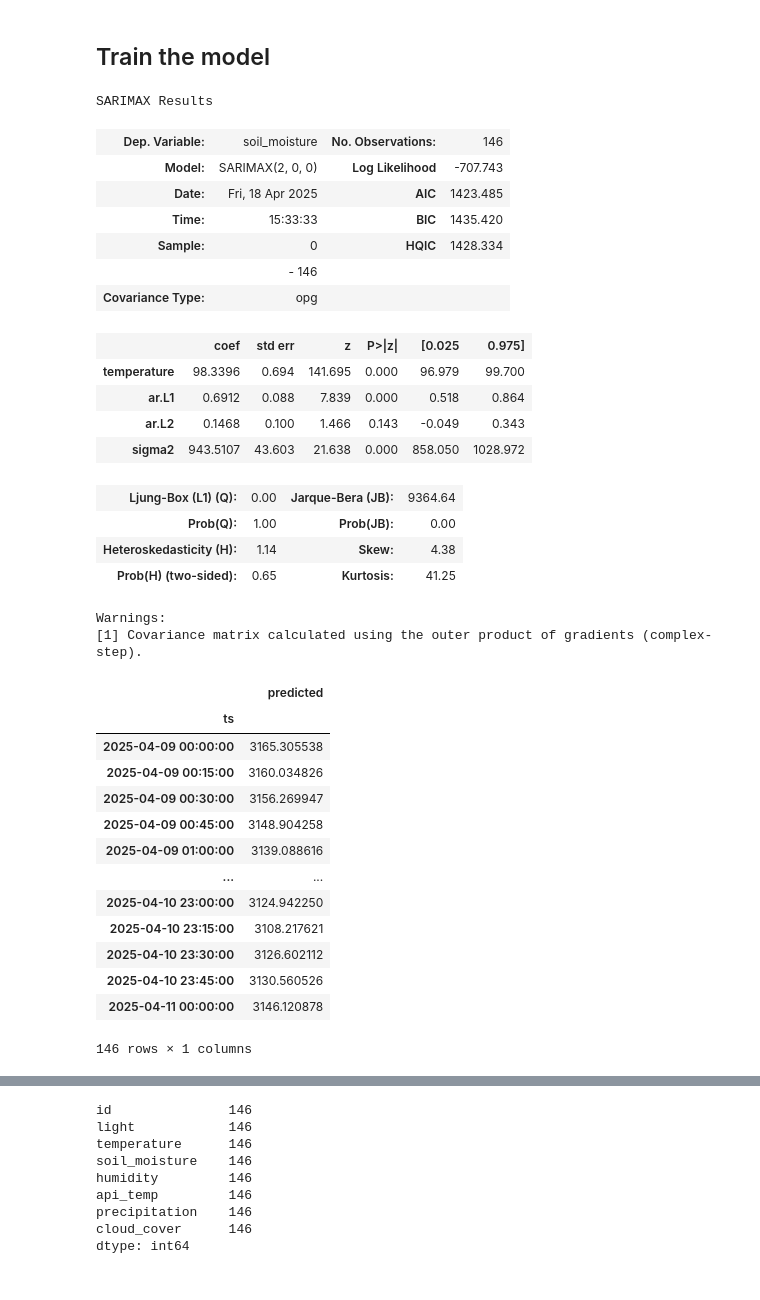
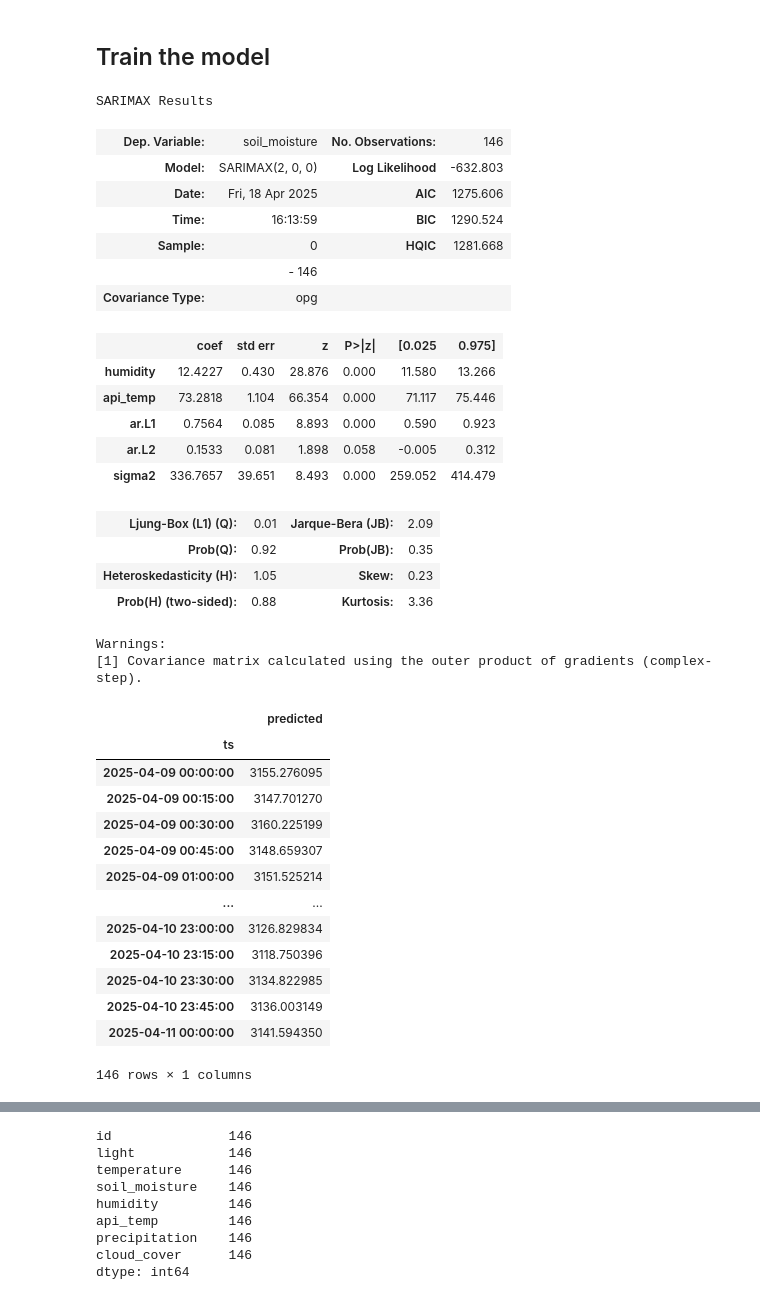
Before and after one commit to Jangsoodlor/smart-plant-pot-model, a Jupyter notebook: arimax.ipynb, the cells around one changed output, grey strips where cells are left out. Saved outputs shown, nothing was run; the diff lists cells and outputs as text; code cells hidden in the pictures.

Commit message:
Added three more exag to the model

```diff
--- a/arimax.ipynb
+++ b/arimax.ipynb
@@ -174,29 +174,30 @@ test_data['soil_moisture'].count()
 # %%
 model = SARIMAX(
     endog=test_data['soil_moisture'],
-    exog=test_data[['temperature']],  # Use DataFrame/Series, not column name
+    exog=test_data[['temperature','humidity','api_temp']],  # Use DataFrame/Series, not column name
     order=(2,0,0)
 )
 results = model.fit()
 results.summary()
 # %% [output]
 SARIMAX Results
 | Dep. Variable: | soil_moisture | No. Observations: | 146 |
-| Model: | SARIMAX(2, 0, 0) | Log Likelihood | -707.743 |
-| Date: | Fri, 18 Apr 2025 | AIC | 1423.485 |
-| Time: | 15:33:33 | BIC | 1435.420 |
-| Sample: | 0 | HQIC | 1428.334 |
+| Model: | SARIMAX(2, 0, 0) | Log Likelihood | -632.803 |
+| Date: | Fri, 18 Apr 2025 | AIC | 1275.606 |
+| Time: | 16:13:59 | BIC | 1290.524 |
+| Sample: | 0 | HQIC | 1281.668 |
 |  | - 146 |  |  |
 | Covariance Type: | opg |  |  |
 |  | coef | std err | z | P>|z| | [0.025 | 0.975] |
-| temperature | 98.3396 | 0.694 | 141.695 | 0.000 | 96.979 | 99.700 |
-| ar.L1 | 0.6912 | 0.088 | 7.839 | 0.000 | 0.518 | 0.864 |
-| ar.L2 | 0.1468 | 0.100 | 1.466 | 0.143 | -0.049 | 0.343 |
-| sigma2 | 943.5107 | 43.603 | 21.638 | 0.000 | 858.050 | 1028.972 |
+| humidity | 12.4227 | 0.430 | 28.876 | 0.000 | 11.580 | 13.266 |
+| api_temp | 73.2818 | 1.104 | 66.354 | 0.000 | 71.117 | 75.446 |
+| ar.L1 | 0.7564 | 0.085 | 8.893 | 0.000 | 0.590 | 0.923 |
+| ar.L2 | 0.1533 | 0.081 | 1.898 | 0.058 | -0.005 | 0.312 |
+| sigma2 | 336.7657 | 39.651 | 8.493 | 0.000 | 259.052 | 414.479 |
-| Ljung-Box (L1) (Q): | 0.00 | Jarque-Bera (JB): | 9364.64 |
-| Prob(Q): | 1.00 | Prob(JB): | 0.00 |
-| Heteroskedasticity (H): | 1.14 | Skew: | 4.38 |
-| Prob(H) (two-sided): | 0.65 | Kurtosis: | 41.25 |
+| Ljung-Box (L1) (Q): | 0.01 | Jarque-Bera (JB): | 2.09 |
+| Prob(Q): | 0.92 | Prob(JB): | 0.35 |
+| Heteroskedasticity (H): | 1.05 | Skew: | 0.23 |
+| Prob(H) (two-sided): | 0.88 | Kurtosis: | 3.36 |
 Warnings:
 [1] Covariance matrix calculated using the outer product of gradients (complex-step).
 # %%
@@ -206,17 +207,17 @@ prediction
 # %% [output]
 |  | predicted |
 | ts |  |
-| 2025-04-09 00:00:00 | 3165.305538 |
-| 2025-04-09 00:15:00 | 3160.034826 |
-| 2025-04-09 00:30:00 | 3156.269947 |
-| 2025-04-09 00:45:00 | 3148.904258 |
-| 2025-04-09 01:00:00 | 3139.088616 |
+| 2025-04-09 00:00:00 | 3155.276095 |
+| 2025-04-09 00:15:00 | 3147.701270 |
+| 2025-04-09 00:30:00 | 3160.225199 |
+| 2025-04-09 00:45:00 | 3148.659307 |
+| 2025-04-09 01:00:00 | 3151.525214 |
 | ... | ... |
-| 2025-04-10 23:00:00 | 3124.942250 |
-| 2025-04-10 23:15:00 | 3108.217621 |
-| 2025-04-10 23:30:00 | 3126.602112 |
-| 2025-04-10 23:45:00 | 3130.560526 |
-| 2025-04-11 00:00:00 | 3146.120878 |
+| 2025-04-10 23:00:00 | 3126.829834 |
+| 2025-04-10 23:15:00 | 3118.750396 |
+| 2025-04-10 23:30:00 | 3134.822985 |
+| 2025-04-10 23:45:00 | 3136.003149 |
+| 2025-04-11 00:00:00 | 3141.594350 |
 146 rows × 1 columns
 # %%
 plt.figure(figsize=(12, 6))
```
Also changed, not shown: parts of 3 cells of this notebook.
